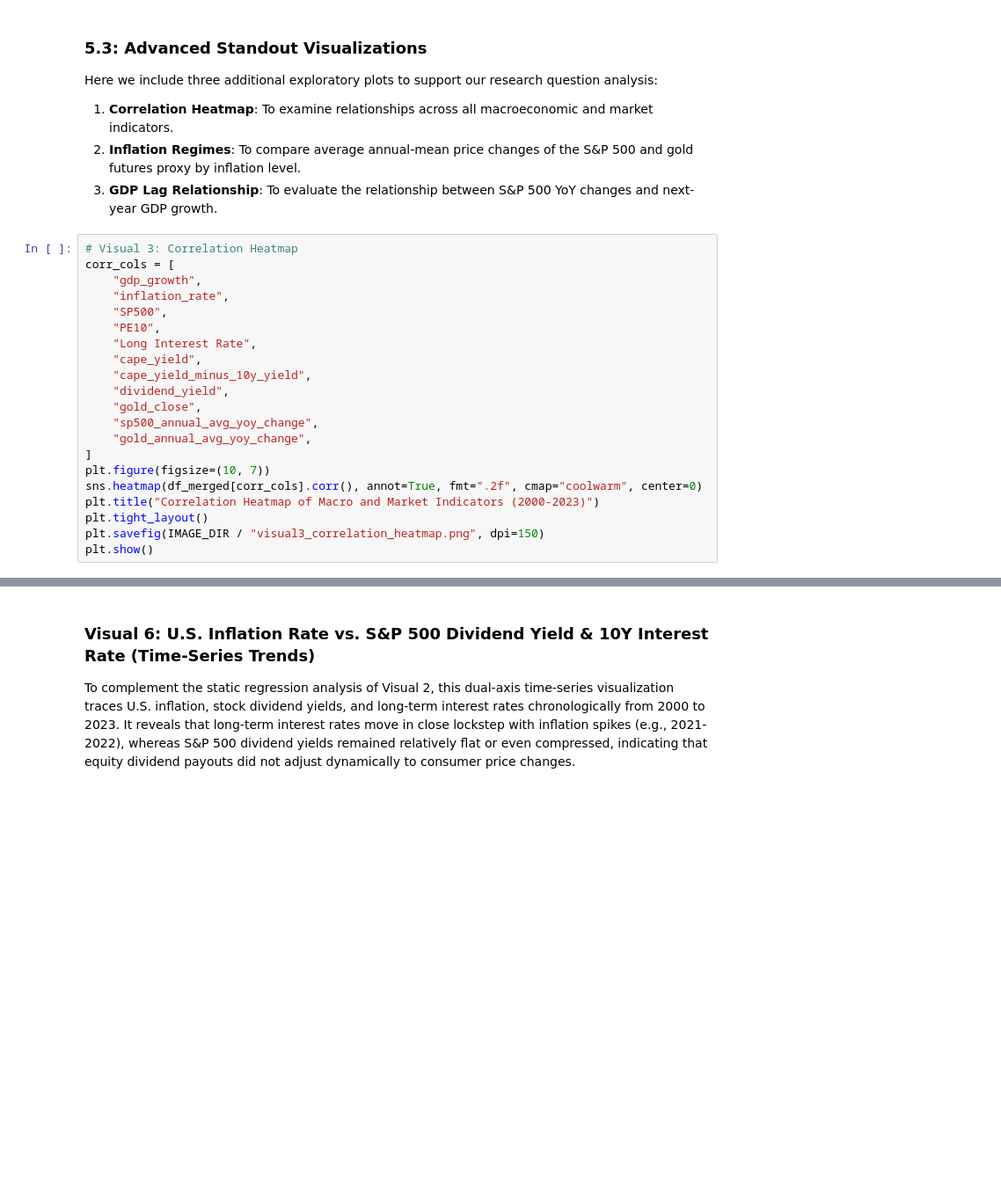
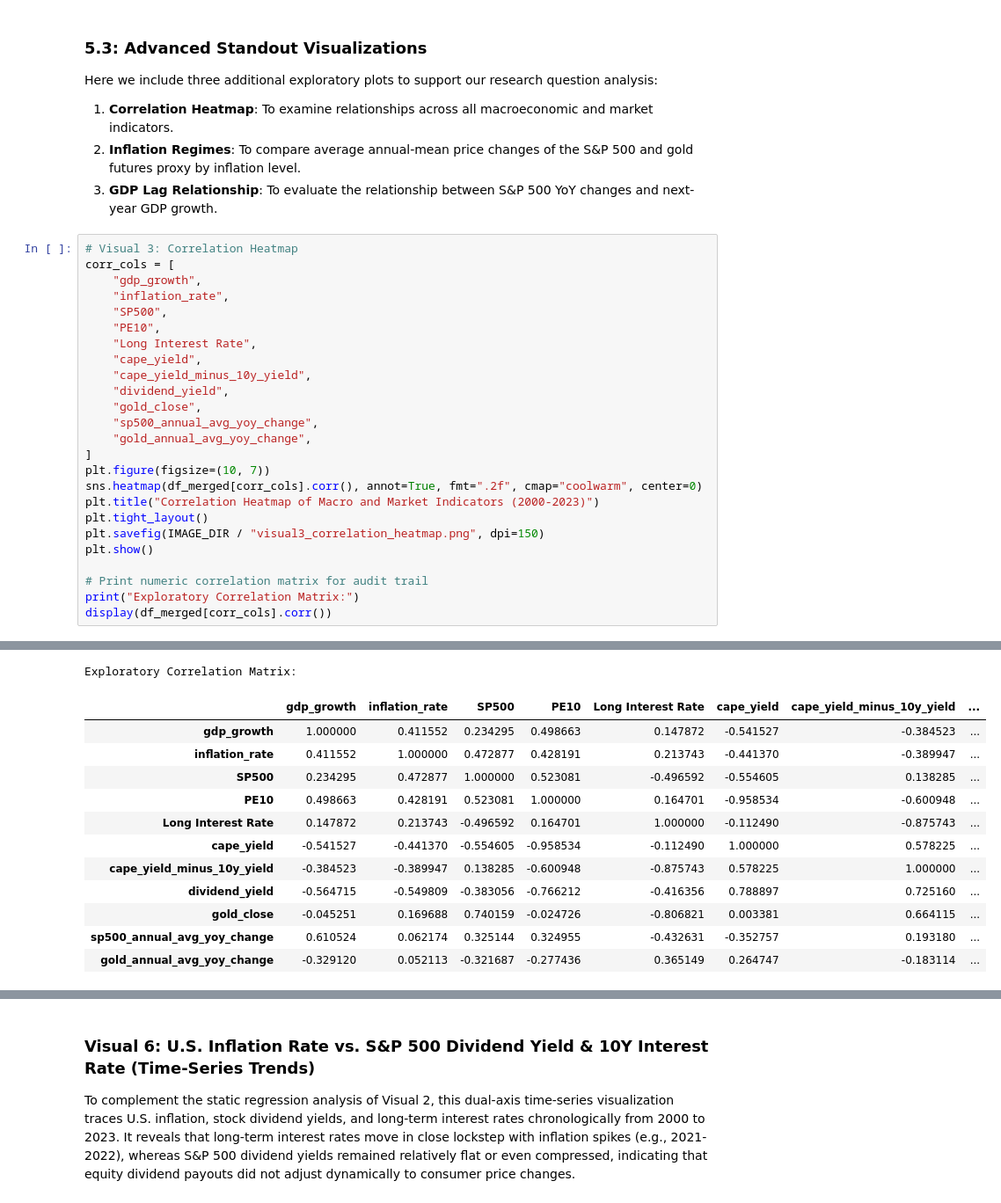
Before and after one commit to luisjfeliu/data-analysis-wrangling-macro-stocks, a Jupyter notebook: Data_Wrangling_Project_Starter.ipynb, the cells around one changed output, grey strips where cells are left out. Shown at 88% size. Drawn from its saved outputs; the diff is of its cells as text; blank space fills up the shorter version.

```diff
--- a/Data_Wrangling_Project_Starter.ipynb
+++ b/Data_Wrangling_Project_Starter.ipynb
@@ -573,26 +591,43 @@ Here we include three additional exploratory plots to support our research quest
 # %%
 # Visual 3: Correlation Heatmap
 corr_cols = [
     "gdp_growth",
     "inflation_rate",
     "SP500",
     "PE10",
     "Long Interest Rate",
     "cape_yield",
     "cape_yield_minus_10y_yield",
     "dividend_yield",
     "gold_close",
     "sp500_annual_avg_yoy_change",
     "gold_annual_avg_yoy_change",
 ]
 plt.figure(figsize=(10, 7))
 sns.heatmap(df_merged[corr_cols].corr(), annot=True, fmt=".2f", cmap="coolwarm", center=0)
 plt.title("Correlation Heatmap of Macro and Market Indicators (2000-2023)")
 plt.tight_layout()
 plt.savefig(IMAGE_DIR / "visual3_correlation_heatmap.png", dpi=150)
 plt.show()
+
+# Print numeric correlation matrix for audit trail
+print("Exploratory Correlation Matrix:")
+display(df_merged[corr_cols].corr())
 # %% [output]
 [figure]
+Exploratory Correlation Matrix:
+|  | gdp_growth | inflation_rate | SP500 | PE10 | Long Interest Rate | cape_yield | cape_yield_minus_10y_yield | ... |
+| gdp_growth | 1.000000 | 0.411552 | 0.234295 | 0.498663 | 0.147872 | -0.541527 | -0.384523 | ... |
+| inflation_rate | 0.411552 | 1.000000 | 0.472877 | 0.428191 | 0.213743 | -0.441370 | -0.389947 | ... |
+| SP500 | 0.234295 | 0.472877 | 1.000000 | 0.523081 | -0.496592 | -0.554605 | 0.138285 | ... |
+| PE10 | 0.498663 | 0.428191 | 0.523081 | 1.000000 | 0.164701 | -0.958534 | -0.600948 | ... |
+| Long Interest Rate | 0.147872 | 0.213743 | -0.496592 | 0.164701 | 1.000000 | -0.112490 | -0.875743 | ... |
+| cape_yield | -0.541527 | -0.441370 | -0.554605 | -0.958534 | -0.112490 | 1.000000 | 0.578225 | ... |
+| cape_yield_minus_10y_yield | -0.384523 | -0.389947 | 0.138285 | -0.600948 | -0.875743 | 0.578225 | 1.000000 | ... |
+| dividend_yield | -0.564715 | -0.549809 | -0.383056 | -0.766212 | -0.416356 | 0.788897 | 0.725160 | ... |
+| gold_close | -0.045251 | 0.169688 | 0.740159 | -0.024726 | -0.806821 | 0.003381 | 0.664115 | ... |
+| sp500_annual_avg_yoy_change | 0.610524 | 0.062174 | 0.325144 | 0.324955 | -0.432631 | -0.352757 | 0.193180 | ... |
+| gold_annual_avg_yoy_change | -0.329120 | 0.052113 | -0.321687 | -0.277436 | 0.365149 | 0.264747 | -0.183114 | ... |
 # %%
 # Visual 4: Asset Price Changes by Inflation Regime
 df_regimes = df_merged.copy()
```
Also changed, not shown: parts of 13 cells of this notebook, 11 other files.
